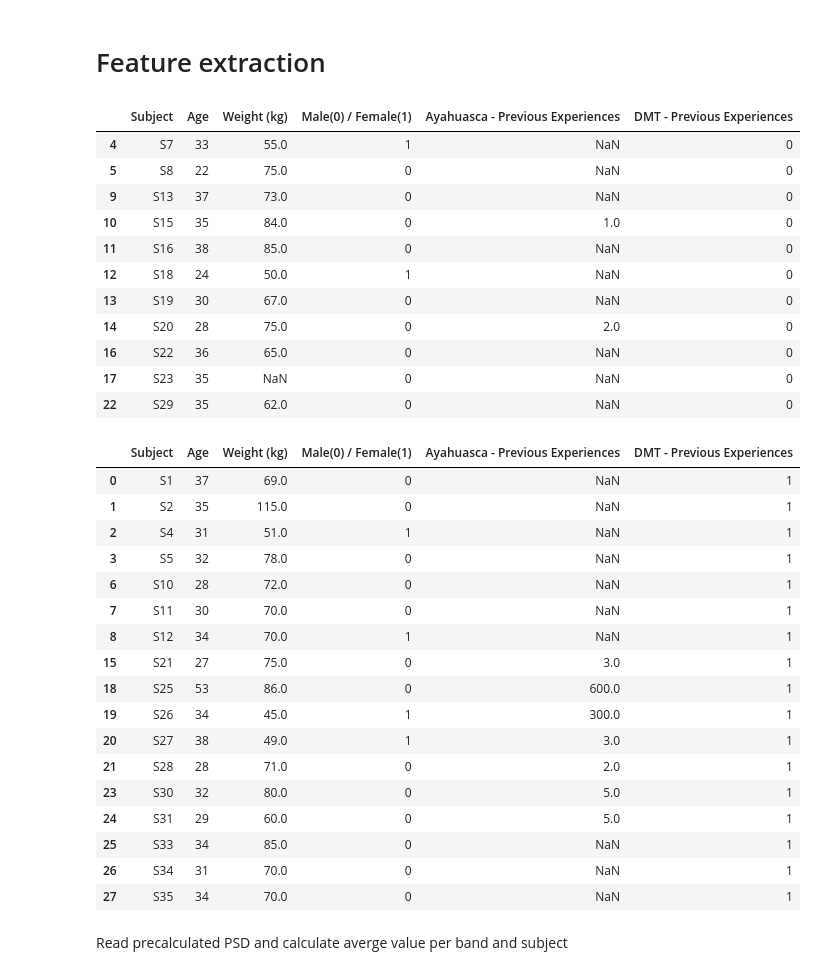
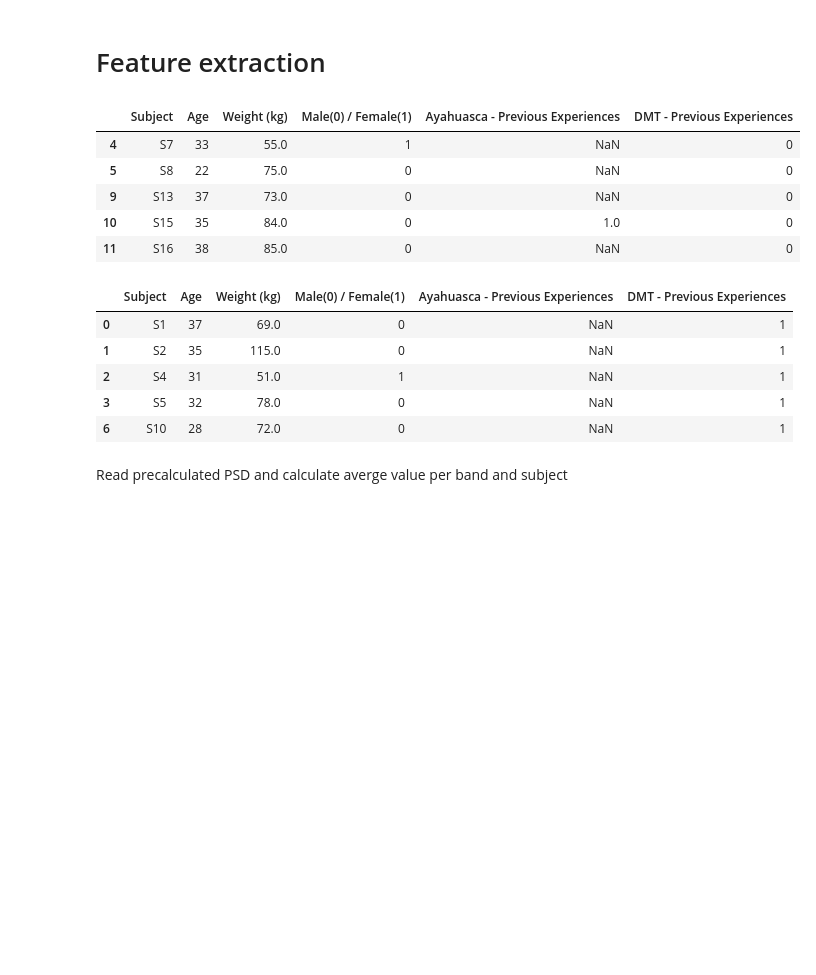
Before and after one commit to Yijun-cat/ML_DMT, a Jupyter notebook: preprocessing.ipynb, the cells around one changed output. Drawn from its saved outputs; the diff is of its cells as text; code cells hidden in the pictures; blank space fills up the shorter version.

```diff
--- a/preprocessing.ipynb
+++ b/preprocessing.ipynb
@@ -18,39 +18,21 @@ dmt_exp = data["DMT - Previous Experiences"]
 # %%
 one_time_group = data.loc[data['DMT - Previous Experiences'] == 0]
 multi_time_group = data.loc[data['DMT - Previous Experiences'] == 1]
-display( one_time_group )
-display( multi_time_group)
+display( one_time_group.head() )
+display( multi_time_group.head() )
 # %% [output]
 |  | Subject | Age | Weight (kg) | Male(0) / Female(1) | Ayahuasca - Previous Experiences | DMT - Previous Experiences |
 | 4 | S7 | 33 | 55.0 | 1 | NaN | 0 |
 | 5 | S8 | 22 | 75.0 | 0 | NaN | 0 |
 | 9 | S13 | 37 | 73.0 | 0 | NaN | 0 |
 | 10 | S15 | 35 | 84.0 | 0 | 1.0 | 0 |
 | 11 | S16 | 38 | 85.0 | 0 | NaN | 0 |
-| 12 | S18 | 24 | 50.0 | 1 | NaN | 0 |
-| 13 | S19 | 30 | 67.0 | 0 | NaN | 0 |
-| 14 | S20 | 28 | 75.0 | 0 | 2.0 | 0 |
-| 16 | S22 | 36 | 65.0 | 0 | NaN | 0 |
-| 17 | S23 | 35 | NaN | 0 | NaN | 0 |
-| 22 | S29 | 35 | 62.0 | 0 | NaN | 0 |
 |  | Subject | Age | Weight (kg) | Male(0) / Female(1) | Ayahuasca - Previous Experiences | DMT - Previous Experiences |
 | 0 | S1 | 37 | 69.0 | 0 | NaN | 1 |
 | 1 | S2 | 35 | 115.0 | 0 | NaN | 1 |
 | 2 | S4 | 31 | 51.0 | 1 | NaN | 1 |
 | 3 | S5 | 32 | 78.0 | 0 | NaN | 1 |
 | 6 | S10 | 28 | 72.0 | 0 | NaN | 1 |
-| 7 | S11 | 30 | 70.0 | 0 | NaN | 1 |
-| 8 | S12 | 34 | 70.0 | 1 | NaN | 1 |
-| 15 | S21 | 27 | 75.0 | 0 | 3.0 | 1 |
-| 18 | S25 | 53 | 86.0 | 0 | 600.0 | 1 |
-| 19 | S26 | 34 | 45.0 | 1 | 300.0 | 1 |
-| 20 | S27 | 38 | 49.0 | 1 | 3.0 | 1 |
-| 21 | S28 | 28 | 71.0 | 0 | 2.0 | 1 |
-| 23 | S30 | 32 | 80.0 | 0 | 5.0 | 1 |
-| 24 | S31 | 29 | 60.0 | 0 | 5.0 | 1 |
-| 25 | S33 | 34 | 85.0 | 0 | NaN | 1 |
-| 26 | S34 | 31 | 70.0 | 0 | NaN | 1 |
-| 27 | S35 | 34 | 70.0 | 0 | NaN | 1 |
 # %% [markdown]
 Read precalculated PSD and calculate averge value per band and subject
 # %%
```
Also changed, not shown: parts of 12 cells of this notebook.
